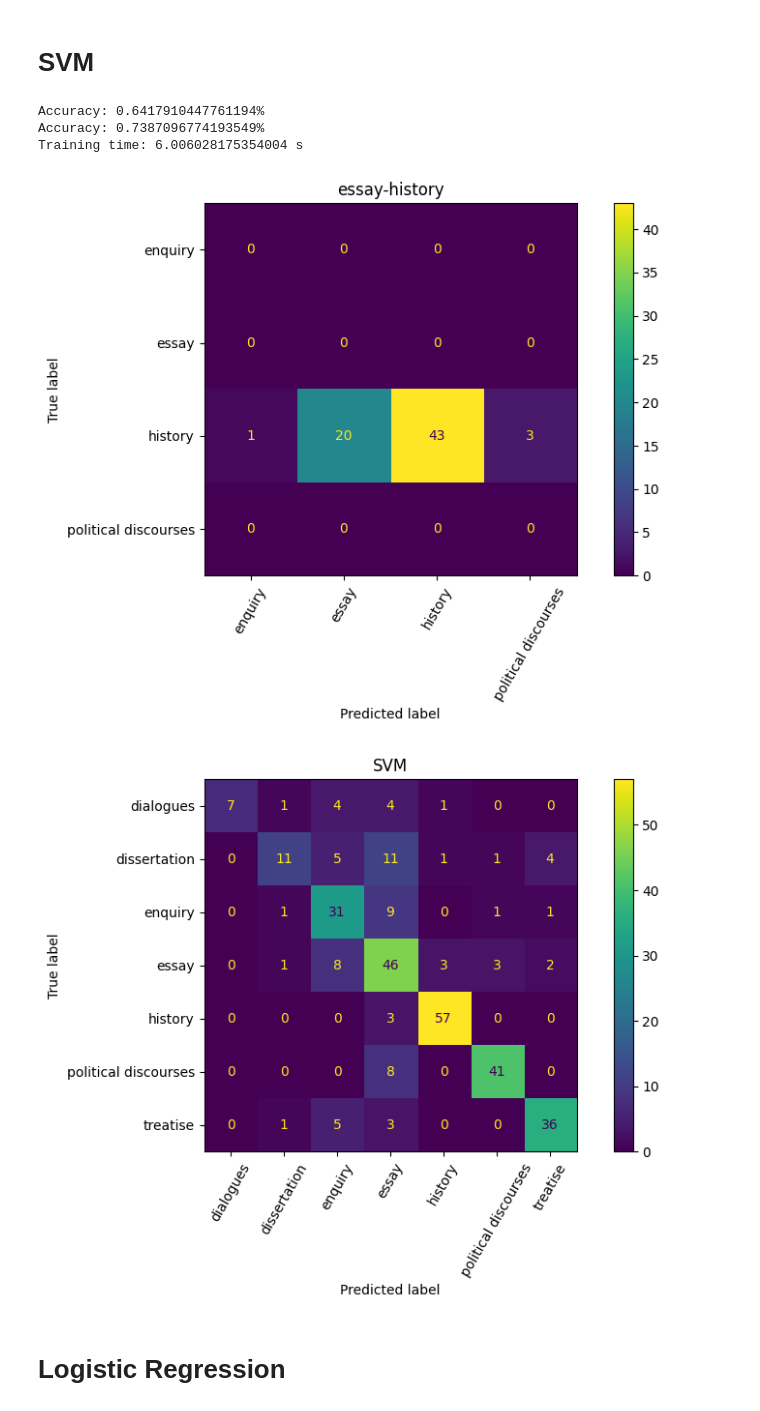
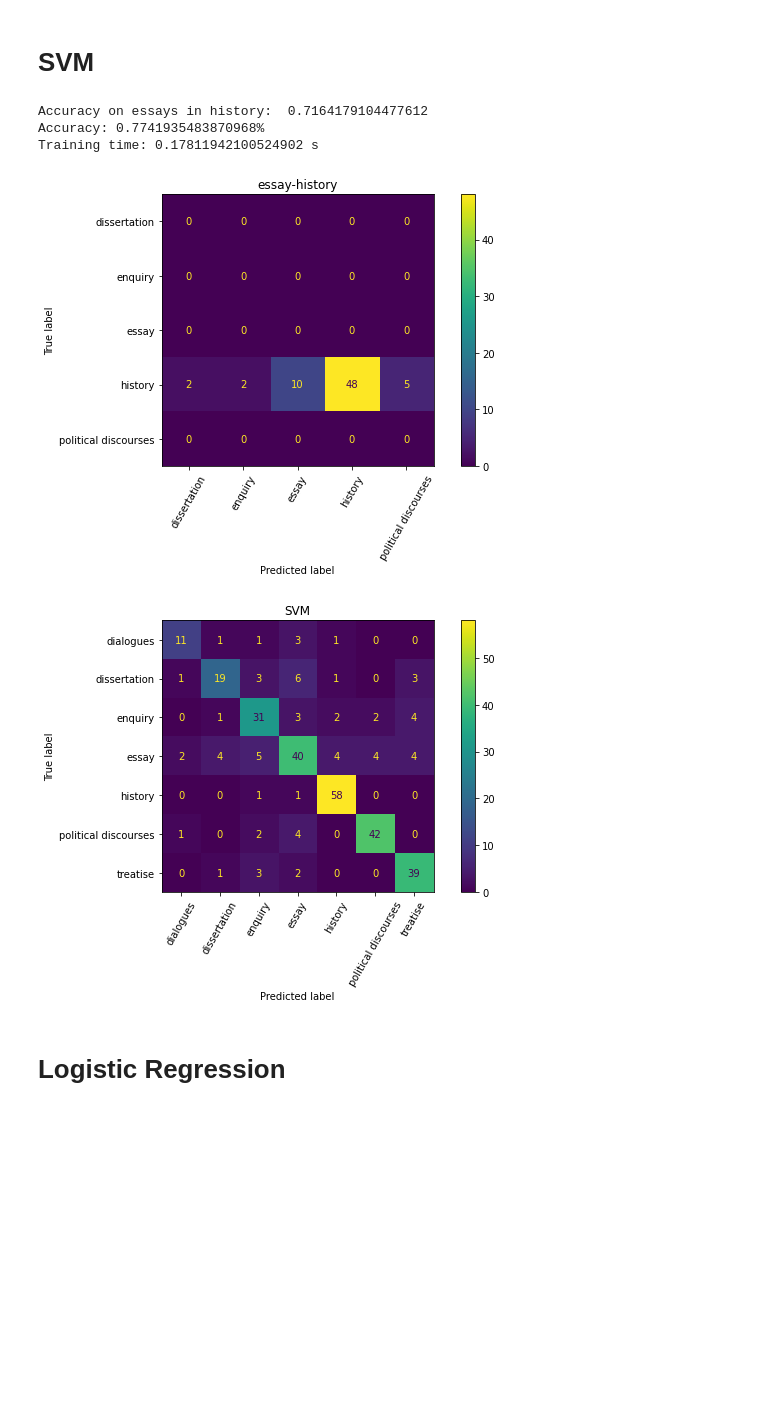
Before and after one commit to vbunt/hume-classifier, a Jupyter notebook: Classic ML.ipynb, the cells around one changed output. Cells and saved outputs as stored; diff of their text form; code cells hidden in the pictures; blank space fills up the shorter version.

```diff
--- a/Classic ML.ipynb
+++ b/Classic ML.ipynb
@@ -26,31 +33,27 @@ def test_model(model, x_test, y_test, title, matrix=False, print_=False):
 # %%
 def run_model(model,
               title,
+              data=(),
               seed=13,
               matrix=True,
               print_accuracy=True,
-              collect_mistakes=False):
+              collect_mistakes=False,
+              test_eh=True):
 
-    dataset = import_dataset(seed)
+    if not data:
+        data = collect_dataset(seed)
 
-    y_train = dataset['train']['labels']
-    y_test = dataset['test']['labels']
-
-    vectorizer = TfidfVectorizer(max_features=5000)
-    x_train = vectorizer.fit_transform(dataset['train']['text'])
-    x_test = vectorizer.transform(dataset['test']['text'])
-    x_eh_test = vectorizer.transform(eh_dataset['train']['text'])
-    y_eh_test = eh_dataset['train']['labels']
+    x_train, y_train, x_test, y_test, x_eh_test, y_eh_test, _ = data
 
     model.fit(x_train,y_train)
     pred = model.predict(x_test)
     eh_pred = model.predict(x_eh_test)
 
-    eh_accuracy = get_scores(eh_pred, y_eh_test, title='essay-history', matrix=True, print_=True)
+    if test_eh:
+        eh_accuracy = get_scores(eh_pred, y_eh_test, title='essay-history', matrix=True, print_=False)
+        print('Accuracy on essays in history: ', eh_accuracy)
 
     accuracy = get_scores(pred, y_test, title=title, matrix=matrix, print_=print_accuracy)
-
-#     accuracy, pred = test_model(model, x_test, y_test, title=title, matrix=matrix, print_=print_accuracy)
 
     out = {'accuracy':accuracy,
            'pred':pred}
@@ -70,13 +73,3 @@ def run_model(model,
         out['mistakes'] = df
 
     return out
-
-
-def run_many(model, iterations=15):
-    accuracy_scores = []
-    for seed in tqdm([i for i in range(iterations)]):
-        acc = run_model(model, '_', seed=seed, matrix=False, print_accuracy=False)['accuracy']
-        accuracy_scores.append(acc)
-
-    print('Mean accuracy: ', mean(accuracy_scores))
-    print('Standard deviation for accuracy: ', std(accuracy_scores))
@@ -83,3 +97,5 @@ def run_many(model, iterations=15):
+# %%
+data = collect_dataset(13)
 # %% [markdown]
 # SVM
 # %%
@@ -87,14 +103,14 @@ from sklearn.svm import SVC
 # %%
-svm_model = SVC()
+svm_model = LinearSVC()
 start = time.time()
-d = run_model(svm_model, 'SVM')
+d = run_model(svm_model, 'SVM', data=data)
 print(f'Training time: {time.time()-start} s')
 # %% [output]
-Accuracy: 0.6417910447761194%
-Accuracy: 0.7387096774193549%
-Training time: 6.006028175354004 s
+Accuracy on essays in history:  0.7164179104477612
+Accuracy: 0.7741935483870968%
+Training time: 0.17811942100524902 s
-[figure, old version]
+[figure, new version]
-[figure, old version]
+[figure, new version]
 # %%
 # it mostly mistakes essay-like things for essay-like things
 # %%
```
Also changed, not shown: parts of 21 cells of this notebook, 2 other files.
